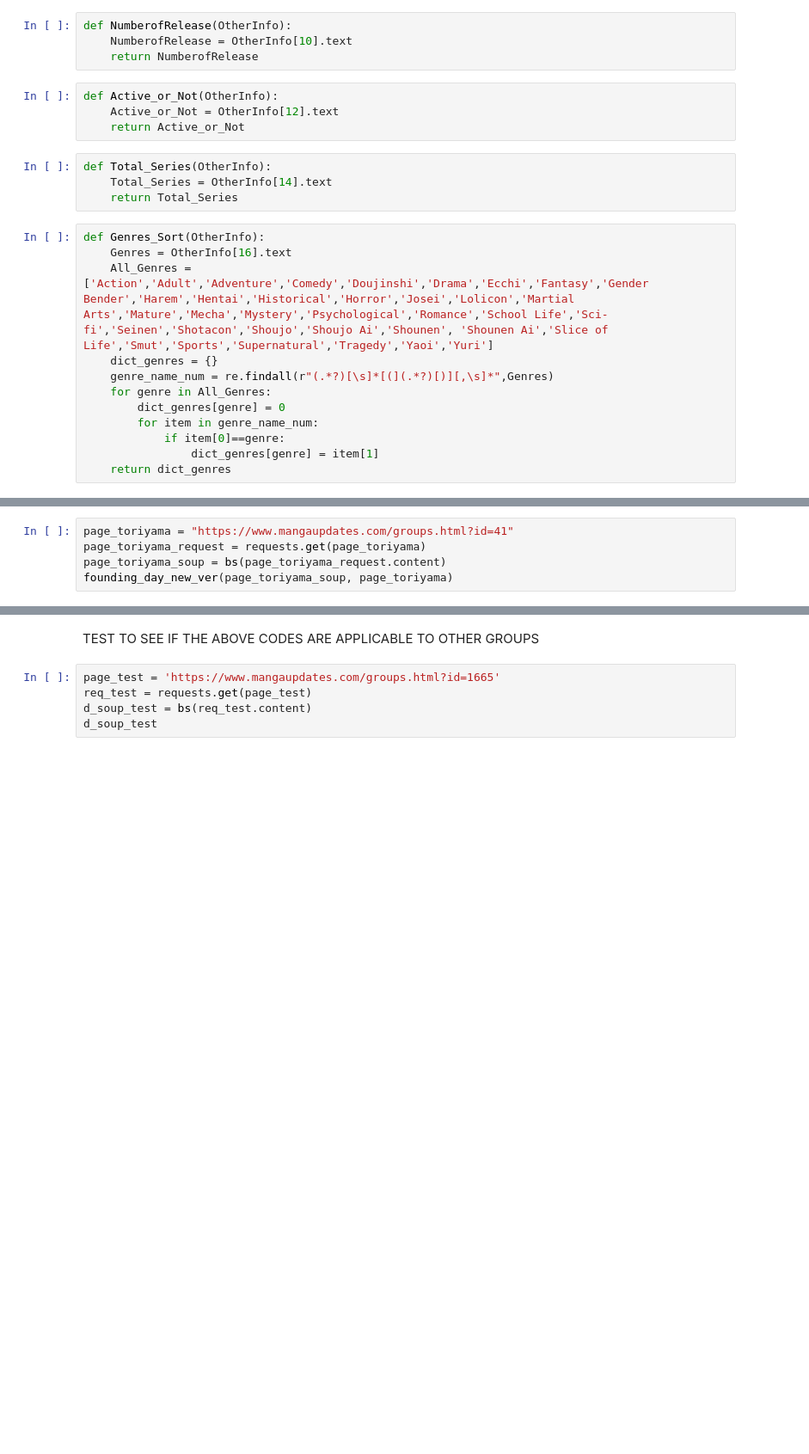
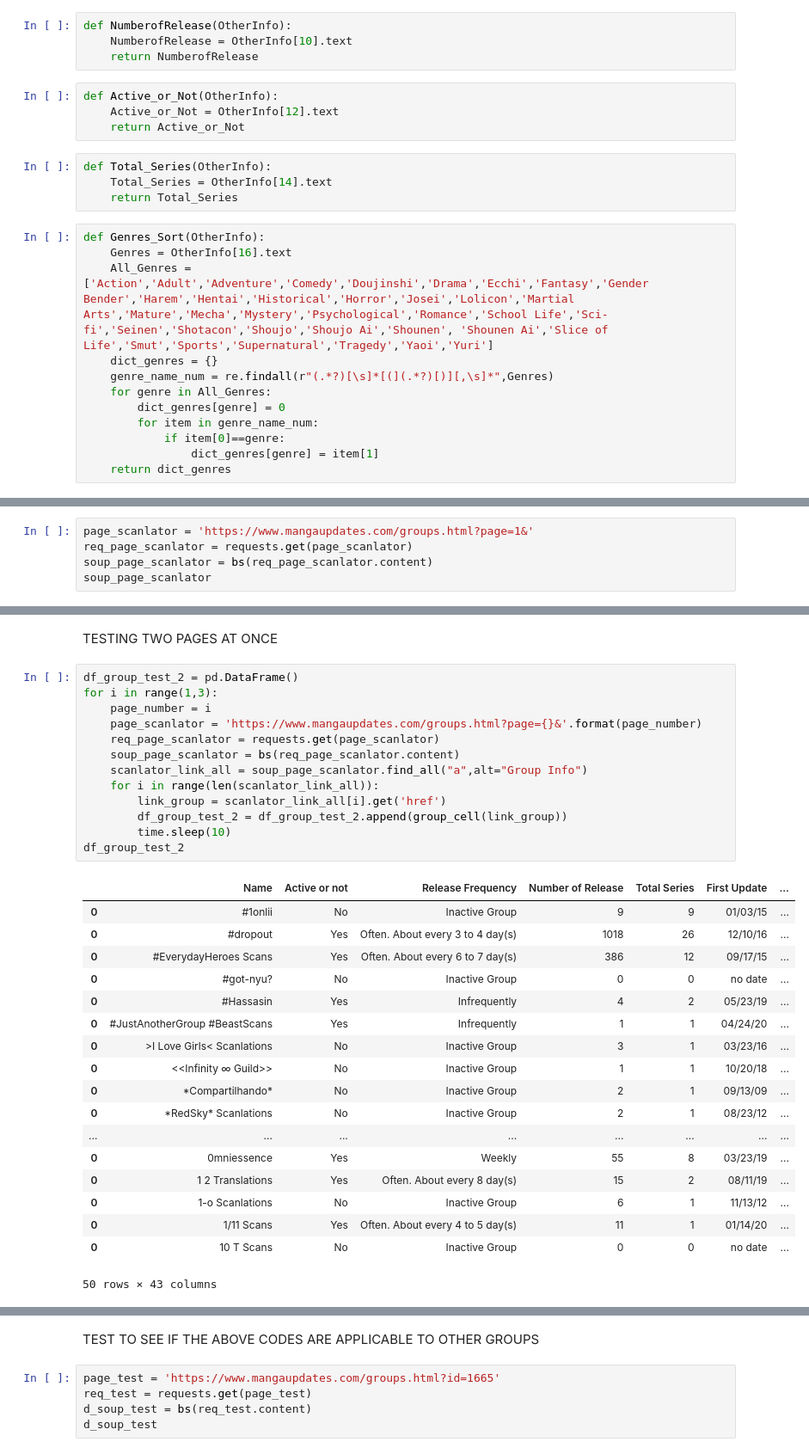
Before and after one commit to haolinh24/MangaUpdates, a Jupyter notebook: Scrape Manga Updates.ipynb, the cells around one changed output, grey strips where cells are left out. Shown at 86% size. Drawn from its saved outputs; the diff is of its cells as text; blank space fills up the shorter version.

```diff
--- a/Scrape Manga Updates.ipynb
+++ b/Scrape Manga Updates.ipynb
@@ -93,6 +127,6 @@ def founding_day_new_ver(d_soup, page):
 # %%
-page_toriyama = "https://www.mangaupdates.com/groups.html?id=41"
-page_toriyama_request = requests.get(page_toriyama)
-page_toriyama_soup = bs(page_toriyama_request.content)
-founding_day_new_ver(page_toriyama_soup, page_toriyama)
+page_scanlator = 'https://www.mangaupdates.com/groups.html?page=1&'
+req_page_scanlator = requests.get(page_scanlator)
+soup_page_scanlator = bs(req_page_scanlator.content)
+soup_page_scanlator
 # %% [output]
@@ -117,0 +207,34 @@ founding_day_init[len(founding_day_init)-1].text
+# %% [markdown]
+TESTING TWO PAGES AT ONCE
+# %%
+df_group_test_2 = pd.DataFrame()
+for i in range(1,3):
+    page_number = i
+    page_scanlator = 'https://www.mangaupdates.com/groups.html?page={}&'.format(page_number)
+    req_page_scanlator = requests.get(page_scanlator)
+    soup_page_scanlator = bs(req_page_scanlator.content)
+    scanlator_link_all = soup_page_scanlator.find_all("a",alt="Group Info")
+    for i in range(len(scanlator_link_all)):
+        link_group = scanlator_link_all[i].get('href')
+        df_group_test_2 = df_group_test_2.append(group_cell(link_group))
+        time.sleep(10)
+df_group_test_2
+# %% [output]
+|  | Name | Active or not | Release Frequency | Number of Release | Total Series | First Update | ... |
+| 0 | #1onlii | No | Inactive Group | 9 | 9 | 01/03/15 | ... |
+| 0 | #dropout | Yes | Often. About every 3 to 4 day(s) | 1018 | 26 | 12/10/16 | ... |
+| 0 | #EverydayHeroes Scans | Yes | Often. About every 6 to 7 day(s) | 386 | 12 | 09/17/15 | ... |
+| 0 | #got-nyu? | No | Inactive Group | 0 | 0 | no date | ... |
+| 0 | #Hassasin | Yes | Infrequently | 4 | 2 | 05/23/19 | ... |
+| 0 | #JustAnotherGroup #BeastScans | Yes | Infrequently | 1 | 1 | 04/24/20 | ... |
+| 0 | >I Love Girls< Scanlations | No | Inactive Group | 3 | 1 | 03/23/16 | ... |
+| 0 | <<Infinity ∞ Guild>> | No | Inactive Group | 1 | 1 | 10/20/18 | ... |
+| 0 | *Compartilhando* | No | Inactive Group | 2 | 1 | 09/13/09 | ... |
+| 0 | *RedSky* Scanlations | No | Inactive Group | 2 | 1 | 08/23/12 | ... |
+| ... | ... | ... | ... | ... | ... | ... | ... |
+| 0 | 0mniessence | Yes | Weekly | 55 | 8 | 03/23/19 | ... |
+| 0 | 1 2 Translations | Yes | Often. About every 8 day(s) | 15 | 2 | 08/11/19 | ... |
+| 0 | 1-o Scanlations | No | Inactive Group | 6 | 1 | 11/13/12 | ... |
+| 0 | 1/11 Scans | Yes | Often. About every 4 to 5 day(s) | 11 | 1 | 01/14/20 | ... |
+| 0 | 10 T Scans | No | Inactive Group | 0 | 0 | no date | ... |
+50 rows × 43 columns
```
Also changed, not shown: parts of 37 cells of this notebook.
